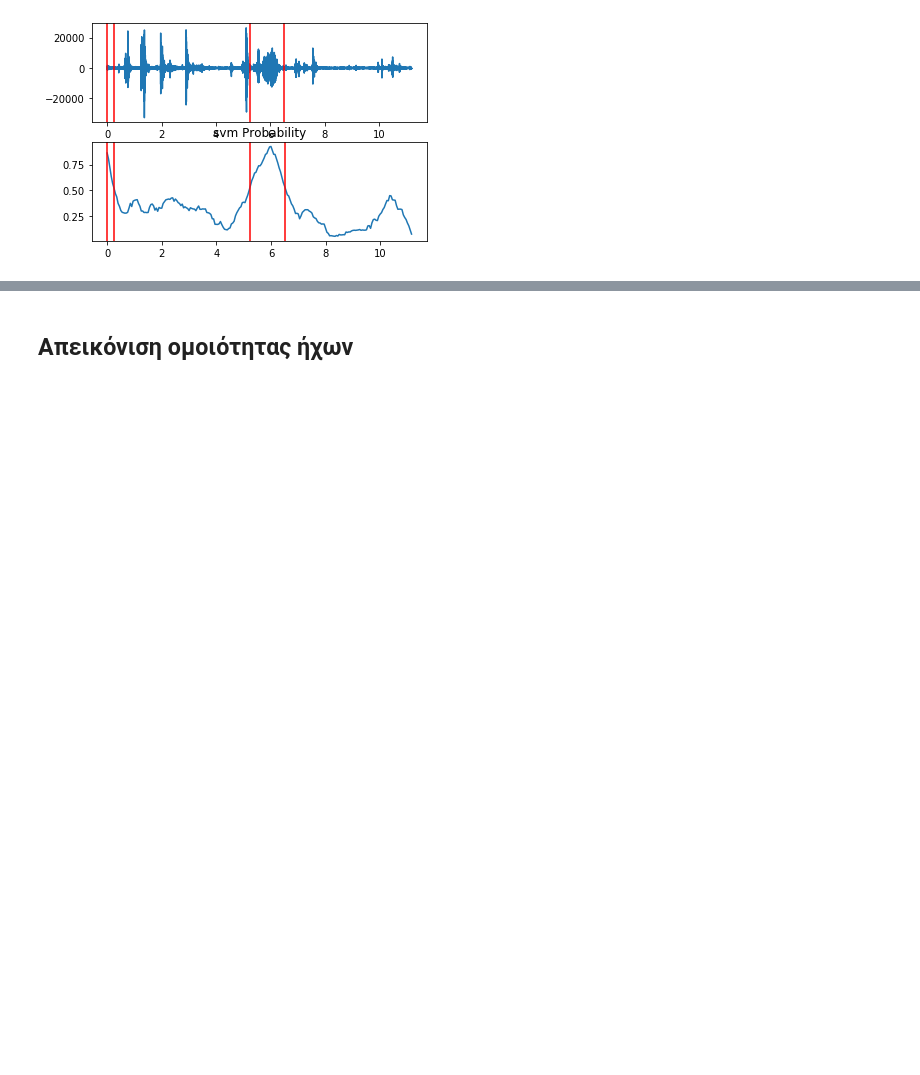
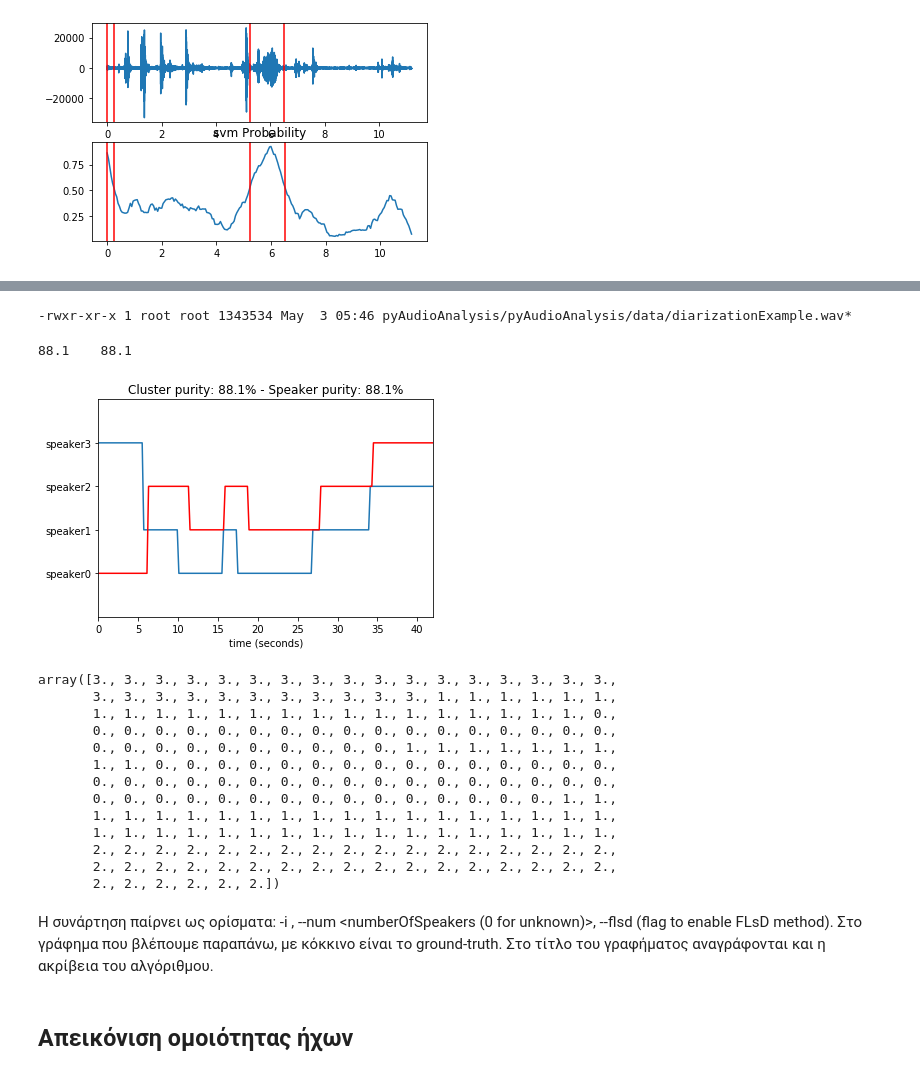
Before and after one commit to kmouts/PPS_MultiComms, a Jupyter notebook: sound_analysis.ipynb, the cells around one changed output, grey strips where cells are left out. Saved outputs shown, nothing was run; the diff lists cells and outputs as text; code cells hidden in the pictures; blank space fills up the shorter version.

```diff
--- a/sound_analysis.ipynb
+++ b/sound_analysis.ipynb
@@ -179,3 +194,29 @@ cat_1_0.000-0.250.wav  cat_1_5.250-6.500.wav
+# %%
+ls -la pyAudioAnalysis/pyAudioAnalysis/data/diarizationExample.wav
+# %% [output]
+-rwxr-xr-x 1 root root 1343534 May  3 05:46 pyAudioAnalysis/pyAudioAnalysis/data/diarizationExample.wav*
+# %%
+inputFile = "pyAudioAnalysis/pyAudioAnalysis/data/diarizationExample.wav"
+numSpeakers = 4
+aS.speaker_diarization(inputFile, numSpeakers, lda_dim=0, plot_res=True)
+# %% [output]
+88.1    88.1
+[figure, added]
+array([3., 3., 3., 3., 3., 3., 3., 3., 3., 3., 3., 3., 3., 3., 3., 3., 3.,
+       3., 3., 3., 3., 3., 3., 3., 3., 3., 3., 3., 1., 1., 1., 1., 1., 1.,
+       1., 1., 1., 1., 1., 1., 1., 1., 1., 1., 1., 1., 1., 1., 1., 1., 0.,
+       0., 0., 0., 0., 0., 0., 0., 0., 0., 0., 0., 0., 0., 0., 0., 0., 0.,
+       0., 0., 0., 0., 0., 0., 0., 0., 0., 0., 1., 1., 1., 1., 1., 1., 1.,
+       1., 1., 0., 0., 0., 0., 0., 0., 0., 0., 0., 0., 0., 0., 0., 0., 0.,
+       0., 0., 0., 0., 0., 0., 0., 0., 0., 0., 0., 0., 0., 0., 0., 0., 0.,
+       0., 0., 0., 0., 0., 0., 0., 0., 0., 0., 0., 0., 0., 0., 0., 1., 1.,
+       1., 1., 1., 1., 1., 1., 1., 1., 1., 1., 1., 1., 1., 1., 1., 1., 1.,
+       1., 1., 1., 1., 1., 1., 1., 1., 1., 1., 1., 1., 1., 1., 1., 1., 1.,
+       2., 2., 2., 2., 2., 2., 2., 2., 2., 2., 2., 2., 2., 2., 2., 2., 2.,
+       2., 2., 2., 2., 2., 2., 2., 2., 2., 2., 2., 2., 2., 2., 2., 2., 2.,
+       2., 2., 2., 2., 2., 2.])
+# %% [markdown]
+Η συνάρτηση παίρνει ως ορίσματα: -i <fileName>, --num <numberOfSpeakers (0 for unknown)>, --flsd (flag to enable FLsD method). Στο γράφημα που βλέπουμε παραπάνω, με κόκκινο είναι το ground-truth. Στο τίτλο του γραφήματος αναγράφονται και η ακρίβεια του αλγόριθμου.
 # %% [markdown]
 ## Απεικόνιση ομοιότητας ήχων
 # %% [markdown]
```
Also changed, not shown: parts of 16 cells of this notebook.
